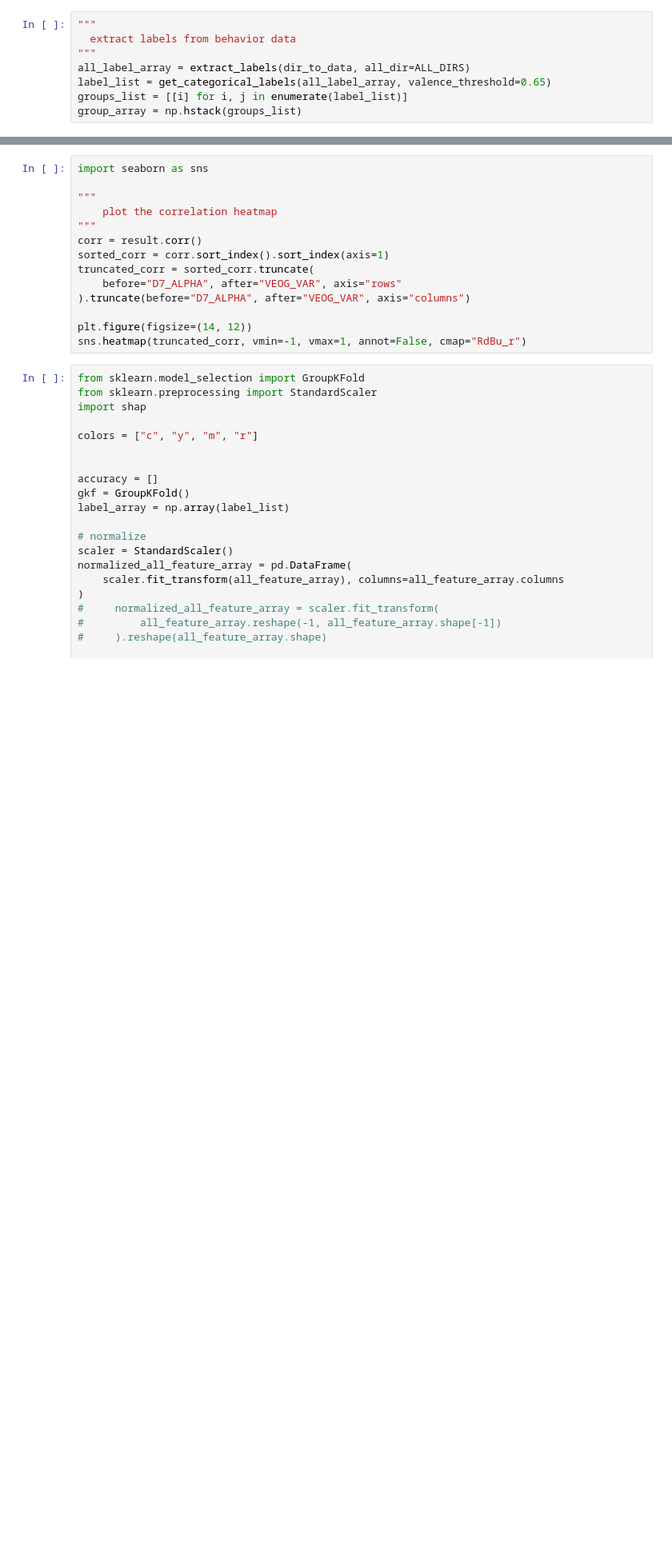
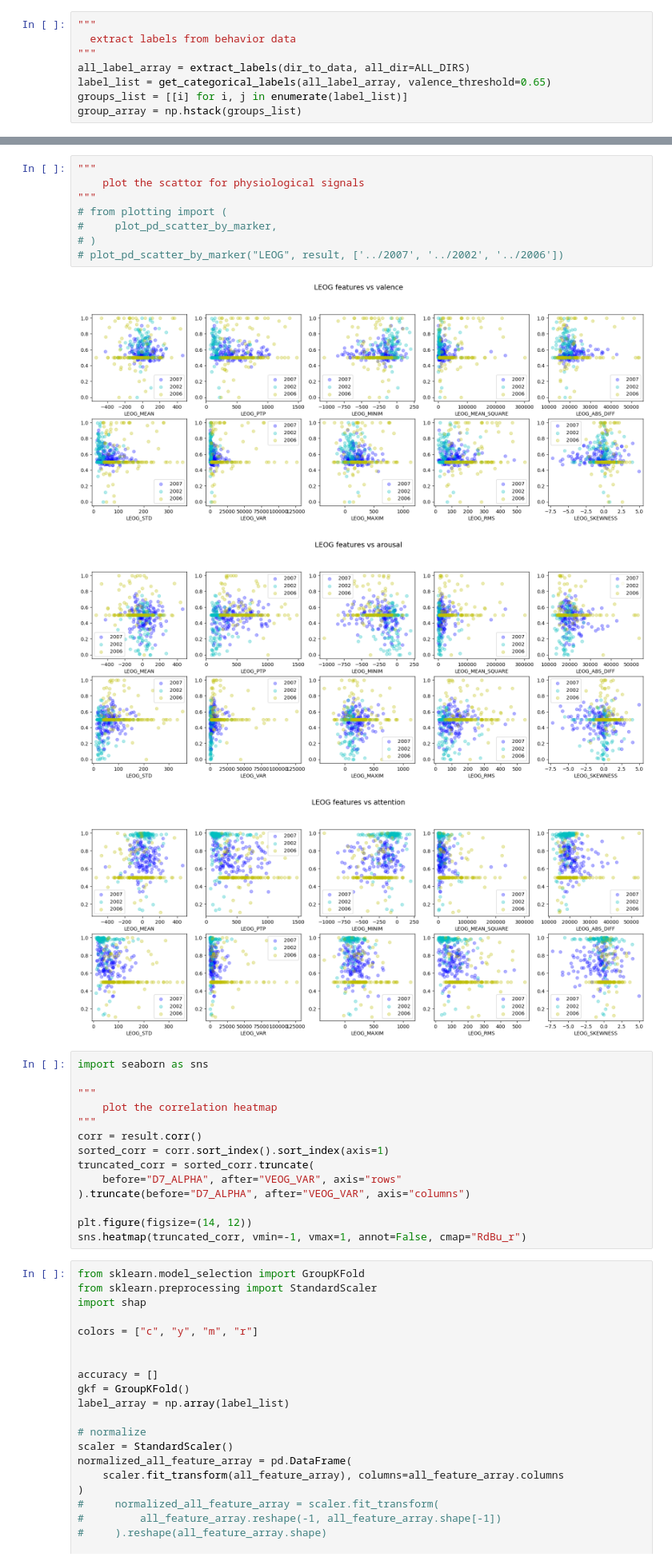
Before and after one commit to ti55987/MM_UCSF, a Jupyter notebook: analysis/analysis_notebook.ipynb, the cells around one changed output, grey strips where cells are left out. Shown at 80% size. Saved outputs shown, nothing was run; the diff lists cells and outputs as text; blank space fills up the shorter version.

Commit message:
add plotting scatter

```diff
--- a/analysis/analysis_notebook.ipynb
+++ b/analysis/analysis_notebook.ipynb
@@ -127,3 +149,15 @@ print(all_feature_array.shape, len(feature_names), len(label_list))
+# %%
+"""
+    plot the scattor for physiological signals
+"""
+# from plotting import (
+#     plot_pd_scatter_by_marker,
+# )
+# plot_pd_scatter_by_marker("LEOG", result, ['../2007', '../2002', '../2006'])
+# %% [output]
+[figure, added]
+[figure, added]
+[figure, added]
 # %%
 import seaborn as sns
 
```
Also changed, not shown: parts of 18 cells of this notebook, 3 other files.
